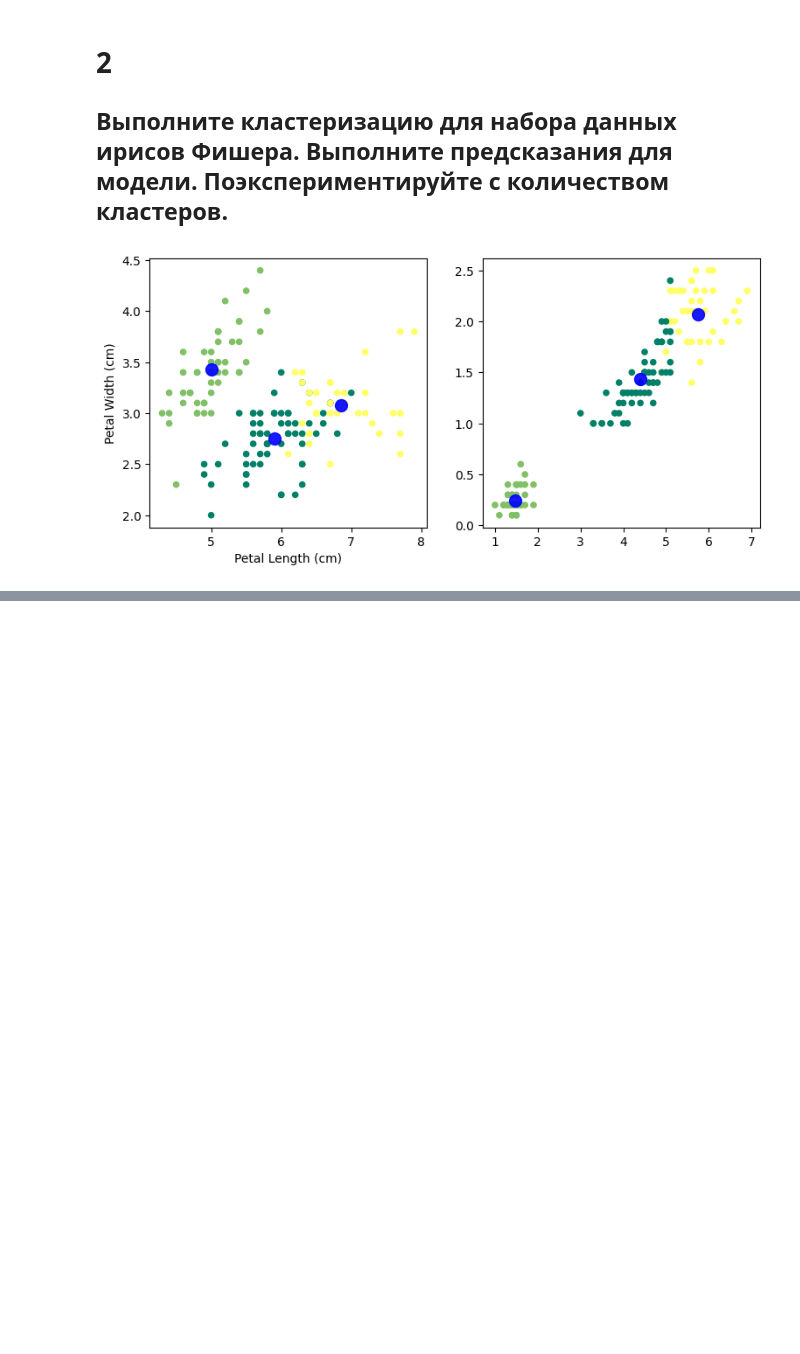
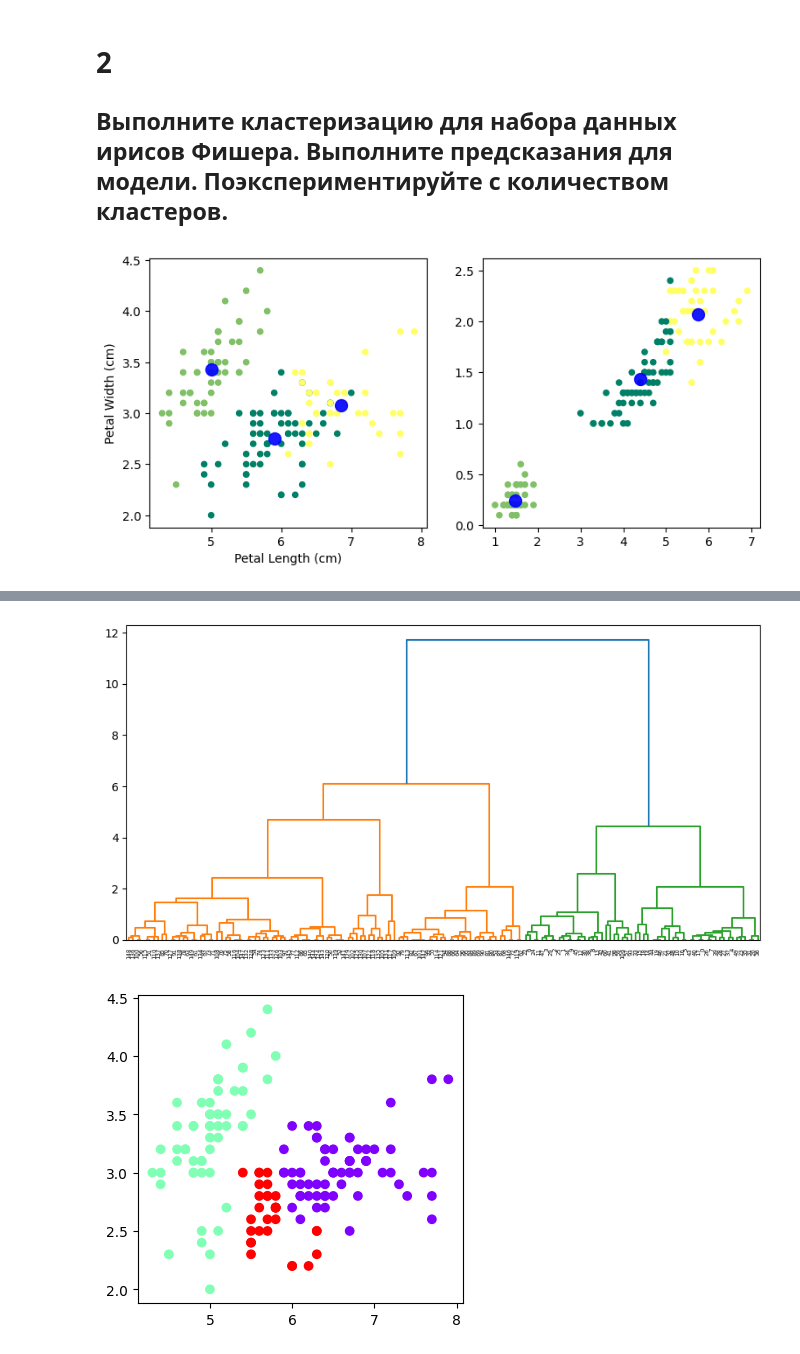
Before and after one commit to M4yd3/uni-ai, a Jupyter notebook: Marchenko_S_Workbook8.ipynb, the cells around one changed output, grey strips where cells are left out. Drawn from its saved outputs; the diff is of its cells as text; code cells hidden in the pictures; blank space fills up the shorter version.

```diff
--- a/Marchenko_S_Workbook8.ipynb
+++ b/Marchenko_S_Workbook8.ipynb
@@ -64,0 +68,23 @@ plt.show()
+# %%
+from matplotlib import pyplot as plt
+from scipy.cluster.hierarchy import dendrogram, linkage
+from sklearn.cluster import AgglomerativeClustering
+from sklearn.datasets import load_iris
+
+iris = load_iris().data[:, :2]
+
+linked = linkage(iris, 'ward')
+
+plt.figure(figsize=(10, 5))
+dendrogram(linked, distance_sort='descending')
+plt.show()
+
+cluster = AgglomerativeClustering(n_clusters=3, affinity='euclidean', linkage='ward')
+cluster.fit_predict(iris)
+
+plt.figure(figsize=(4.2, 4))
+plt.scatter(iris[:, 0], iris[:, 1], c=cluster.labels_, cmap='rainbow')
+plt.show()
+# %% [output]
+[figure, added]
+[figure, added]
```
Also changed, not shown: parts of 1 cell of this notebook.
